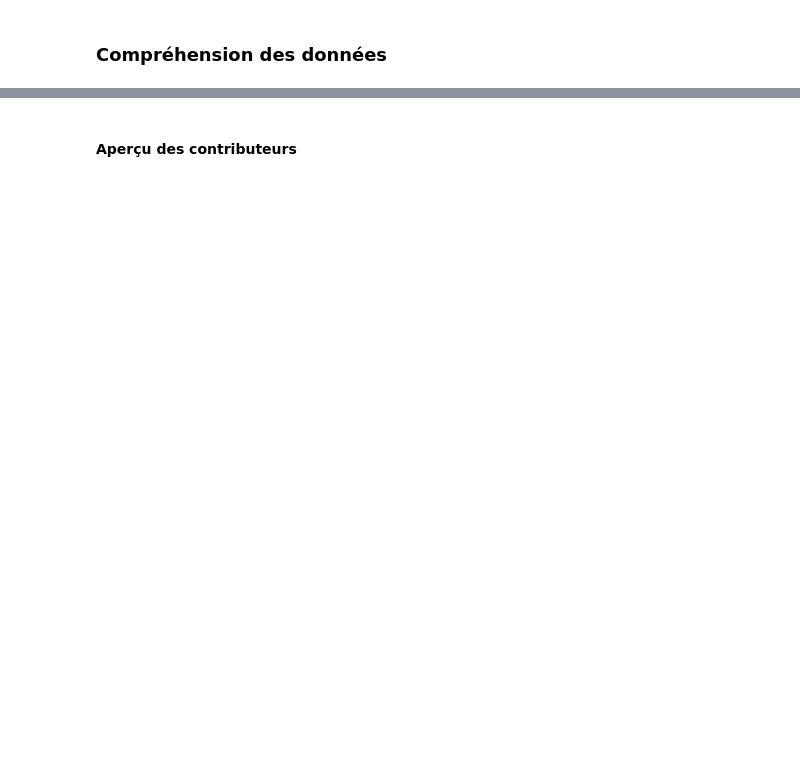
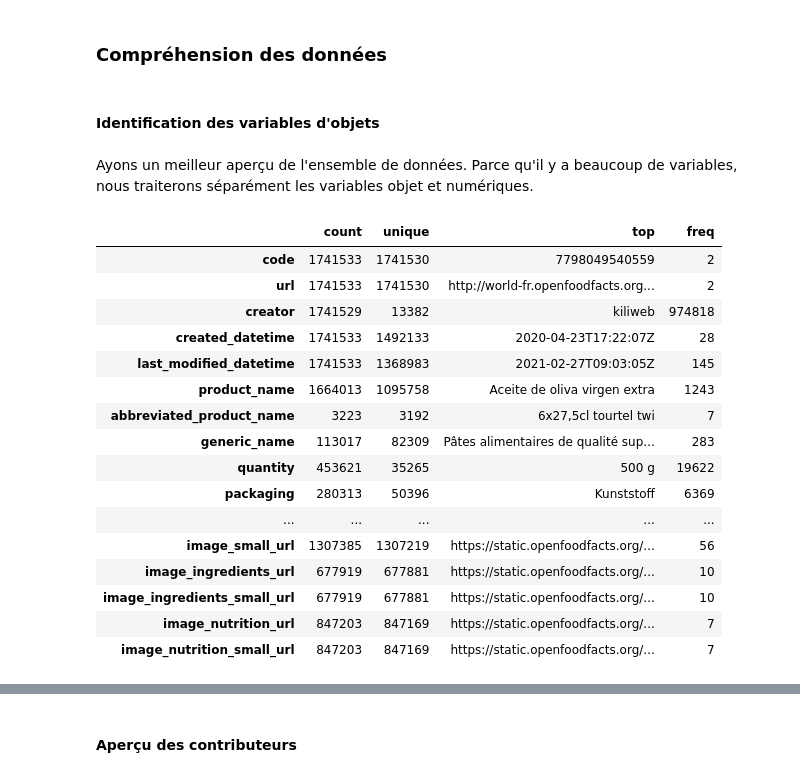
Before and after one commit to Abdess/sante_publique_france, a Jupyter notebook: P3_01_notebook.ipynb, the cells around one changed output, grey strips where cells are left out. Saved outputs shown, nothing was run; the diff lists cells and outputs as text; code cells hidden in the pictures; blank space fills up the shorter version.

```diff
--- a/P3_01_notebook.ipynb
+++ b/P3_01_notebook.ipynb
@@ -226,2 +259,30 @@ Text(0.5, 0, 'NaNs')
 # %% [markdown]
 ### Compréhension des données
+# %% [markdown]
+#### Identification des variables d'objets
+# %% [markdown]
+Ayons un meilleur aperçu de l'ensemble de données. Parce qu'il y a beaucoup de variables, nous traiterons séparément les variables objet et numériques.
+# %%
+# Augmenter le nombre de lignes par défaut affichées par pandas
+pd.set_option('max_rows', 178)
+
+# Obtenir un résumé pour les variables d'objet seulement
+df.describe(include='object').T
+# %% [output]
+|  | count | unique | top | freq |
+| code | 1741533 | 1741530 | 7798049540559 | 2 |
+| url | 1741533 | 1741530 | http://world-fr.openfoodfacts.org... | 2 |
+| creator | 1741529 | 13382 | kiliweb | 974818 |
+| created_datetime | 1741533 | 1492133 | 2020-04-23T17:22:07Z | 28 |
+| last_modified_datetime | 1741533 | 1368983 | 2021-02-27T09:03:05Z | 145 |
+| product_name | 1664013 | 1095758 | Aceite de oliva virgen extra | 1243 |
+| abbreviated_product_name | 3223 | 3192 | 6x27,5cl tourtel twi | 7 |
+| generic_name | 113017 | 82309 | Pâtes alimentaires de qualité sup... | 283 |
+| quantity | 453621 | 35265 | 500 g | 19622 |
+| packaging | 280313 | 50396 | Kunststoff | 6369 |
+| ... | ... | ... | ... | ... |
+| image_small_url | 1307385 | 1307219 | https://static.openfoodfacts.org/... | 56 |
+| image_ingredients_url | 677919 | 677881 | https://static.openfoodfacts.org/... | 10 |
+| image_ingredients_small_url | 677919 | 677881 | https://static.openfoodfacts.org/... | 10 |
+| image_nutrition_url | 847203 | 847169 | https://static.openfoodfacts.org/... | 7 |
+| image_nutrition_small_url | 847203 | 847169 | https://static.openfoodfacts.org/... | 7 |
```
Also changed, not shown: parts of 84 cells of this notebook.
